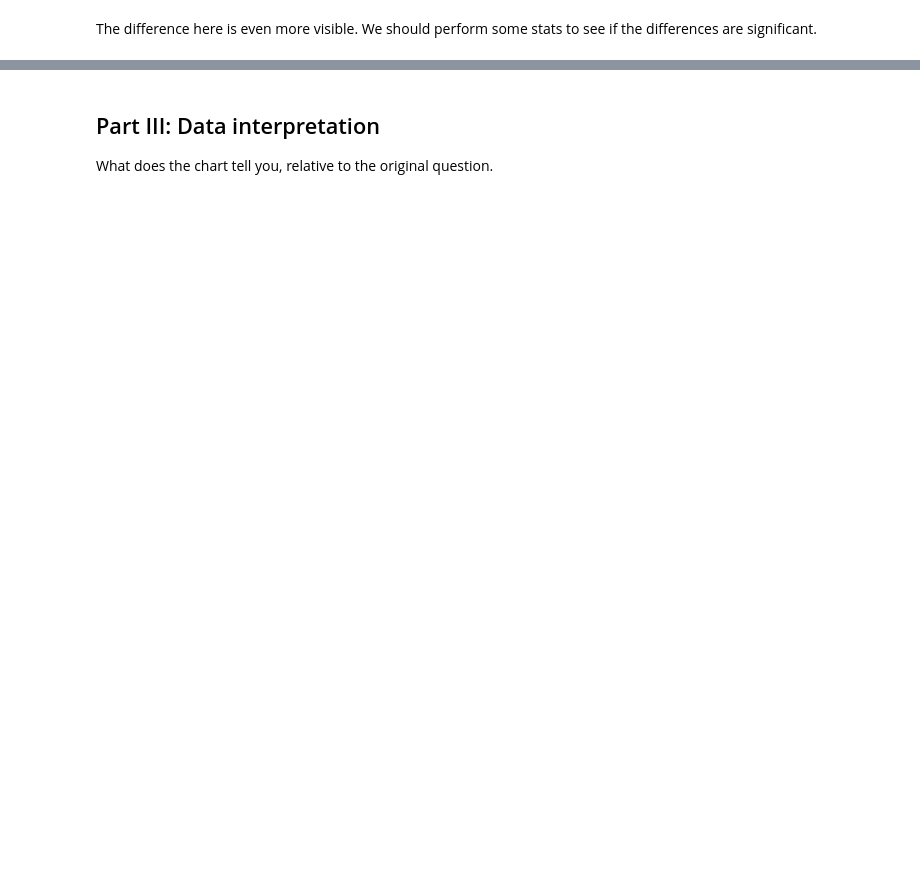
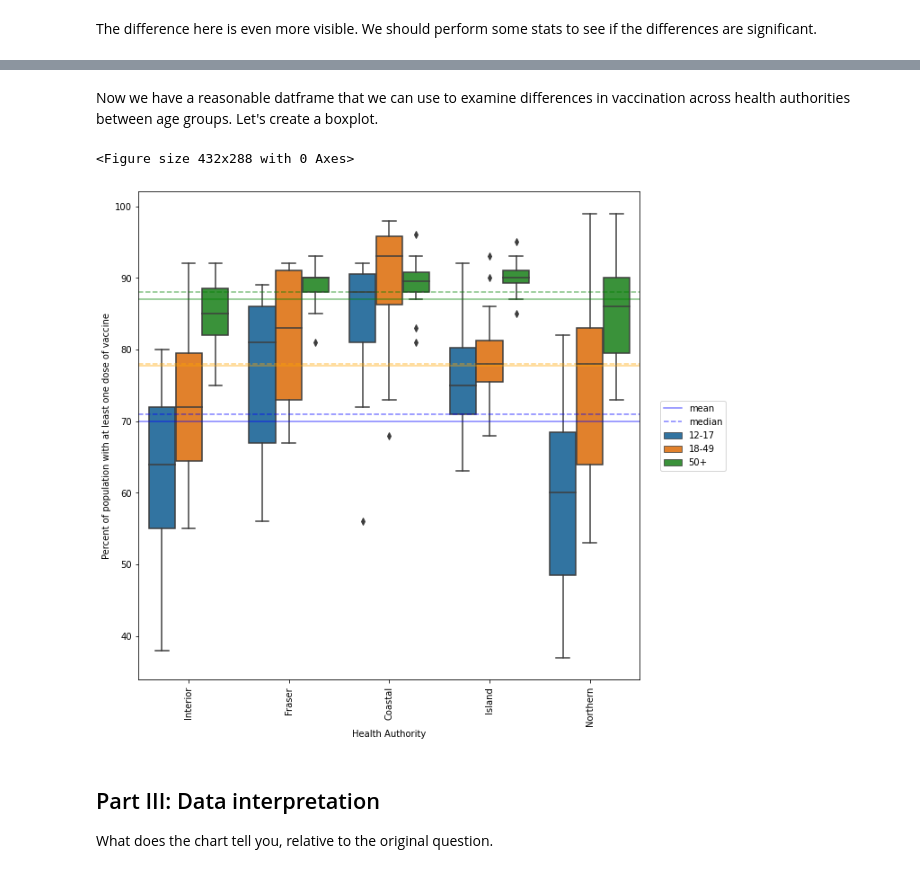
Before and after one commit to racheldunn/vaccination-rates-datajam-team4, a Jupyter notebook: notebooks/vaccination-data-cleaning-exploration.ipynb, the cells around one changed output, grey strips where cells are left out. Drawn from its saved outputs; the diff is of its cells as text; code cells hidden in the pictures; blank space fills up the shorter version.

```diff
--- a/notebooks/vaccination-data-cleaning-exploration.ipynb
+++ b/notebooks/vaccination-data-cleaning-exploration.ipynb
@@ -104,2 +109,11 @@ plt.show()
 # %% [markdown]
 The difference here is even more visible. We should perform some stats to see if the differences are significant.
+# %%
+# Break down dataframe by age
+# First subset the columns we want
+age_df = lha_df[['ha', 'LHA18_Name', 'D1_12_17_coverage','D1_18_49_coverage', 'D1_50_coverage']]
+# Then melt for easier plotting
+age_df = age_df.melt(id_vars = ['ha', 'LHA18_Name'])
+# Rename columns
+age_df.columns = ['ha', 'LHA18_Name', 'age', 'coverage']
+age_df.head()
@@ -106,3 +127,28 @@ The difference here is even more visible. We should perform some stats to see if
+# %%
+# rename entries in 'age' column so they are more legible
+age_dict = {'D1_12_17_coverage':'12-17', 'D1_18_49_coverage':'18-49', 'D1_50_coverage':'50+'}
+age_df = age_df.replace({'age': age_dict})
+# %% [markdown]
+Now we have a reasonable datframe that we can use to examine differences in vaccination across health authorities between age groups. Let's create a boxplot.
+# %%
+plt.clf()
+fig, ax = plt.subplots(figsize = (10,10))
+sns.boxplot(x= 'ha', y='coverage', hue = 'age', data = age_df)
+plt.xticks(rotation = 'vertical')
+plt.xlabel('Health Authority')
+plt.ylabel('Percent of population with at least one dose of vaccine')
+# plot mean and median for each age group
+plt.axhline(y=lha_df.D1_12_17_coverage.mean(), color = 'b', alpha = 0.5, linestyle = '-', label = 'mean')
+plt.axhline(y=lha_df.D1_12_17_coverage.median(), color = 'b', alpha = 0.5, linestyle = '--', label = 'median')
+plt.axhline(y=lha_df.D1_18_49_coverage.mean(), color = 'orange', alpha = 0.5, linestyle = '-')
+plt.axhline(y=lha_df.D1_18_49_coverage.median(), color = 'orange', alpha = 0.5, linestyle = '--')
+plt.axhline(y=lha_df.D1_50_coverage.mean(), color = 'green', alpha = 0.5, linestyle = '-')
+plt.axhline(y=lha_df.D1_50_coverage.median(), color = 'green', alpha = 0.5, linestyle = '--')
+plt.legend(bbox_to_anchor=(1.04,0.5), loc="center left", borderaxespad=0)
+plt.show()
+# %% [output]
+<Figure size 432x288 with 0 Axes>
+[figure, added]
 # %% [markdown]
 ## Part III: Data interpretation
 
```
Also changed, not shown: parts of 2 cells of this notebook, 2 other files.
